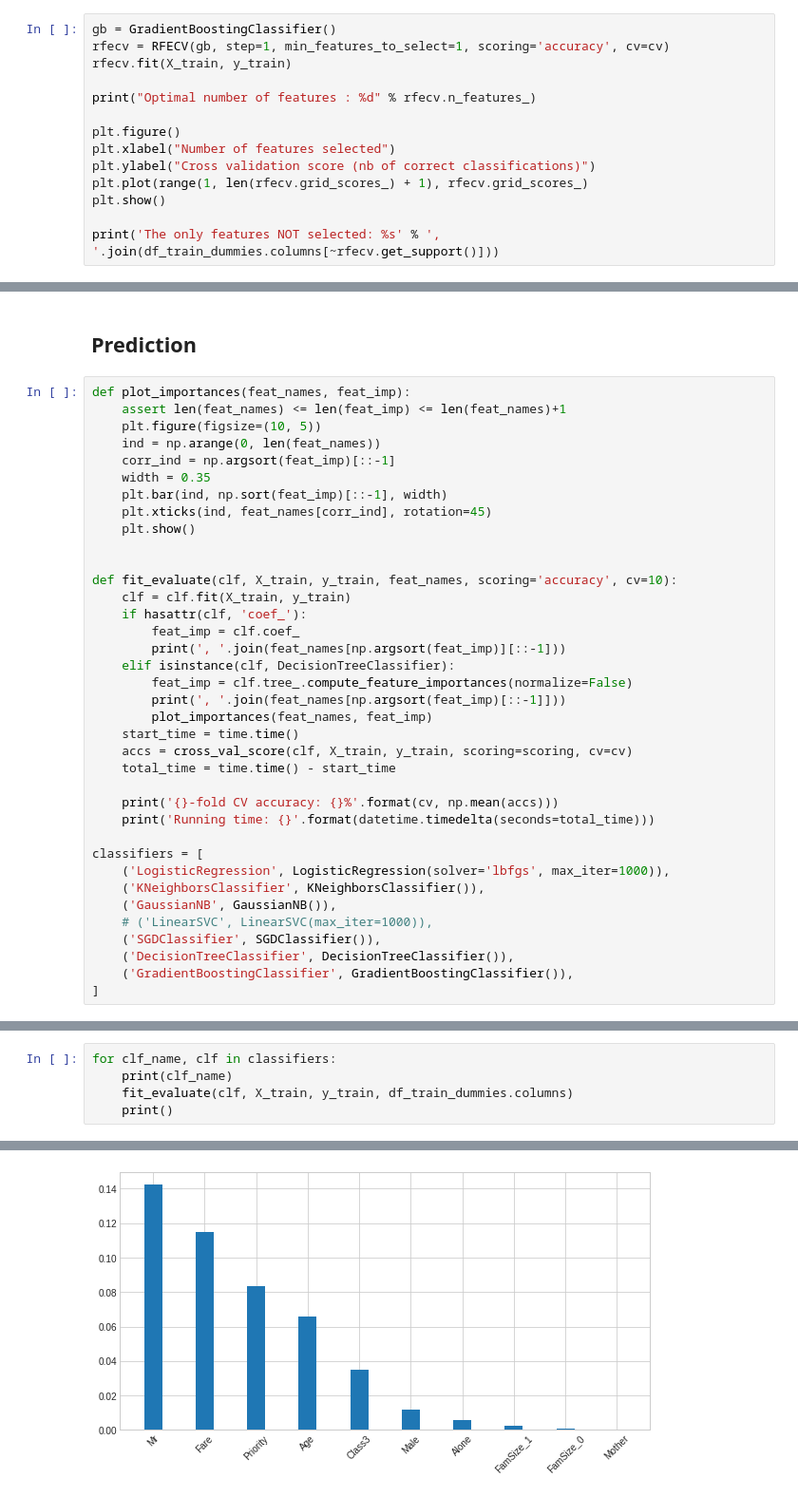
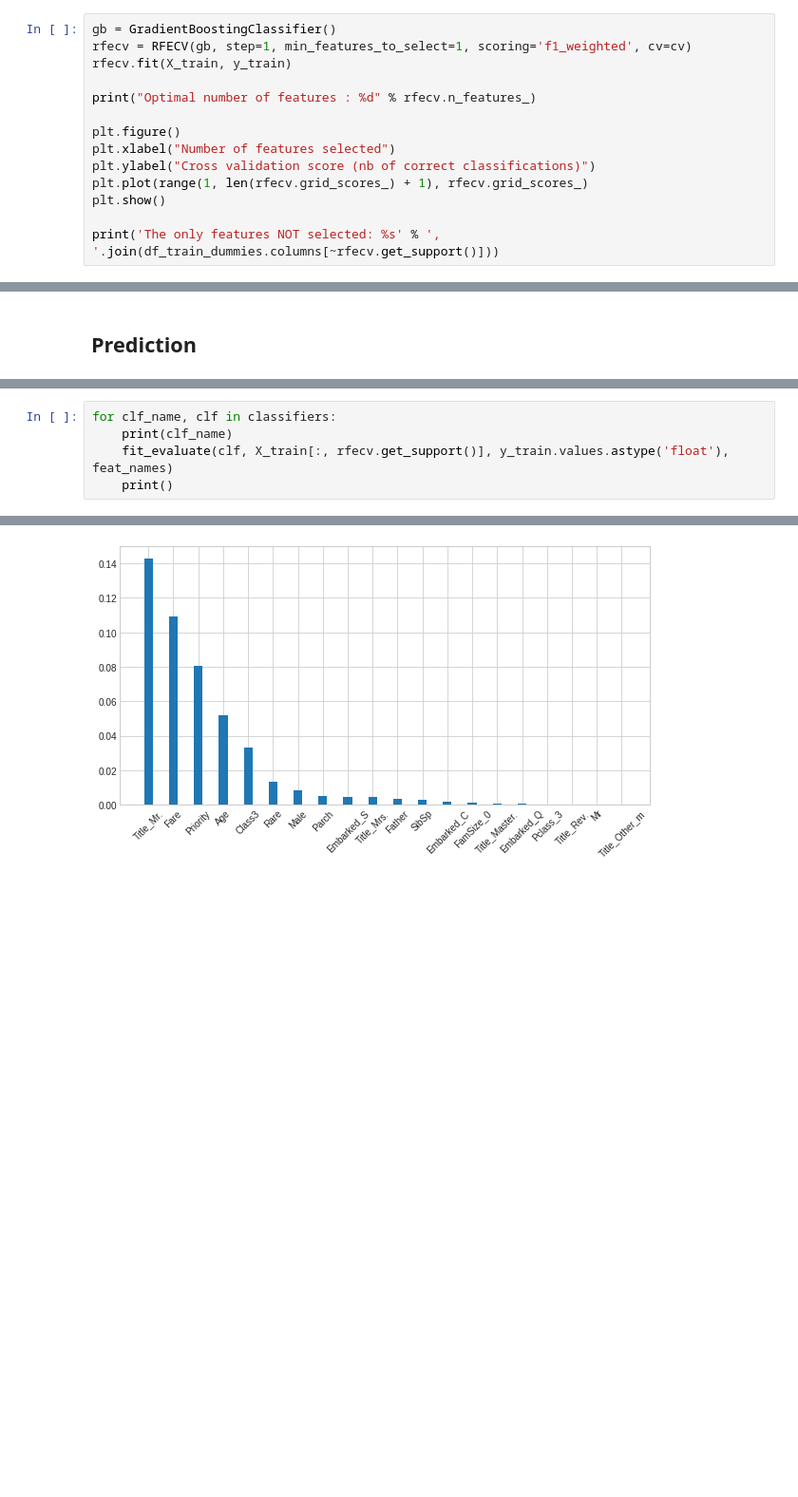
Before and after one commit to mirgee/data_projects, a Jupyter notebook: titanic/titanic.ipynb, the cells around one changed output, grey strips where cells are left out. Shown: that part at 95% size. Saved outputs shown, nothing was run; the diff lists cells and outputs as text; blank space fills up the shorter version.

Commit message:
Improved hyperparameters, started working on ensembling

```diff
--- a/titanic/titanic.ipynb
+++ b/titanic/titanic.ipynb
@@ -599,7 +605,7 @@ Index(['Age', 'SibSp', 'Parch', 'Fare', 'Male', 'Rare', 'Master', 'Mr',
 ### RFE
 # %%
 gb = GradientBoostingClassifier()
-rfecv = RFECV(gb, step=1, min_features_to_select=1, scoring='accuracy', cv=cv)
+rfecv = RFECV(gb, step=1, min_features_to_select=1, scoring='f1_weighted', cv=cv)
 rfecv.fit(X_train, y_train)
 
 print("Optimal number of features : %d" % rfecv.n_features_)
@@ -650,40 +656,3 @@ Embarked_Q           0.012    0.913
 Title_Other_m        0.003    0.959
 # %% [markdown]
 ## Prediction
-# %%
-def plot_importances(feat_names, feat_imp):
-    assert len(feat_names) <= len(feat_imp) <= len(feat_names)+1
-    plt.figure(figsize=(10, 5))
-    ind = np.arange(0, len(feat_names))
-    corr_ind = np.argsort(feat_imp)[::-1]
-    width = 0.35
-    plt.bar(ind, np.sort(feat_imp)[::-1], width)
-    plt.xticks(ind, feat_names[corr_ind], rotation=45)
-    plt.show()
-
-
-def fit_evaluate(clf, X_train, y_train, feat_names, scoring='accuracy', cv=10):
-    clf = clf.fit(X_train, y_train)
-    if hasattr(clf, 'coef_'):
-        feat_imp = clf.coef_
-        print(', '.join(feat_names[np.argsort(feat_imp)][::-1]))
-    elif isinstance(clf, DecisionTreeClassifier):
-        feat_imp = clf.tree_.compute_feature_importances(normalize=False)
-        print(', '.join(feat_names[np.argsort(feat_imp)[::-1]]))
-        plot_importances(feat_names, feat_imp)
-    start_time = time.time()
-    accs = cross_val_score(clf, X_train, y_train, scoring=scoring, cv=cv)
-    total_time = time.time() - start_time
-
-    print('{}-fold CV accuracy: {}%'.format(cv, np.mean(accs)))
-    print('Running time: {}'.format(datetime.timedelta(seconds=total_time)))
-
-classifiers = [
-    ('LogisticRegression', LogisticRegression(solver='lbfgs', max_iter=1000)),
-    ('KNeighborsClassifier', KNeighborsClassifier()),
-    ('GaussianNB', GaussianNB()),
-    # ('LinearSVC', LinearSVC(max_iter=1000)),
-    ('SGDClassifier', SGDClassifier()),
-    ('DecisionTreeClassifier', DecisionTreeClassifier()),
-    ('GradientBoostingClassifier', GradientBoostingClassifier()),
-]
@@ -690,7 +783,7 @@ classifiers = [
 # %%
 for clf_name, clf in classifiers:
     print(clf_name)
-    fit_evaluate(clf, X_train, y_train, df_train_dummies.columns)
+    fit_evaluate(clf, X_train[:, rfecv.get_support()], y_train.values.astype('float'), feat_names)
     print()
 # %% [output]
 LogisticRegression
@@ -716 +808 @@ Mr, Fare, Priority, Age, Class3, Male, Alone, FamSize_1, FamSize_0, Mother
-[figure, old version]
+[figure, new version]
```
Also changed, not shown: parts of 13 cells of this notebook.
